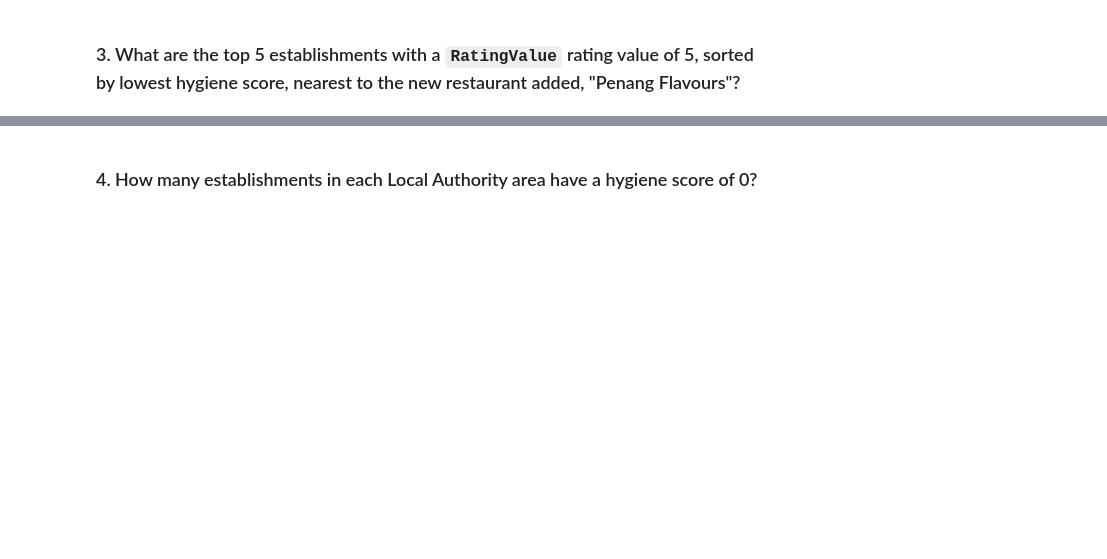
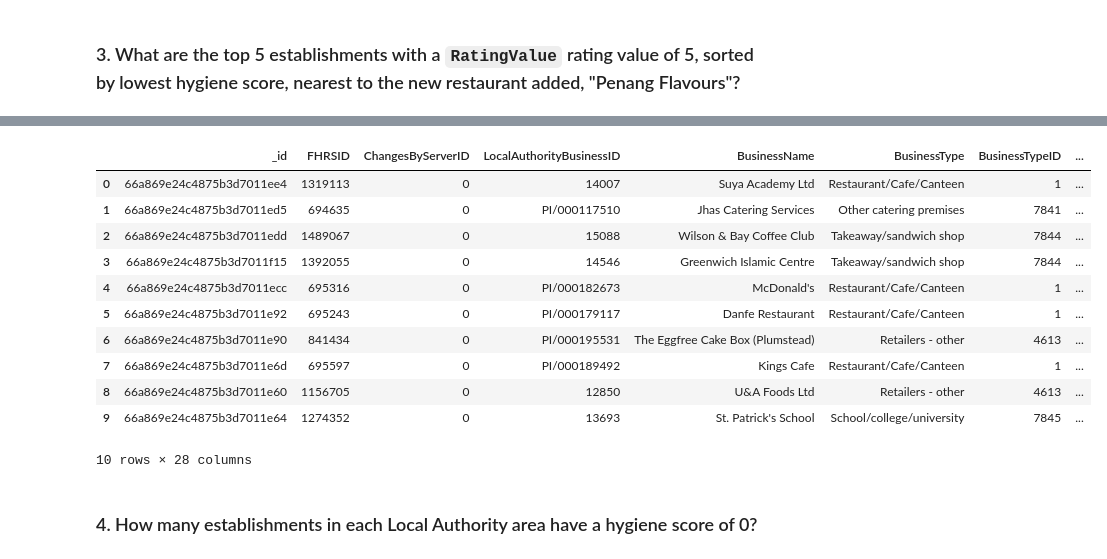
Before and after one commit to TheresaFregoso/nosql-challenge, a Jupyter notebook: NoSQL_analysis.ipynb, the cells around one changed output, grey strips where cells are left out. Drawn from its saved outputs; the diff is of its cells as text; code cells hidden in the pictures; blank space fills up the shorter version.

```diff
--- a/NoSQL_analysis.ipynb
+++ b/NoSQL_analysis.ipynb
@@ -210,5 +198,21 @@ for establishment in establishments_docs:
 # %%
 # Convert result to Pandas DataFrame
+top_establishments_all = list(establishments.find(near_query).sort('scores.Hygiene', 1))
+top_establishments_all_df = pd.DataFrame(top_establishments_all)
+top_establishments_all_df.head(10)
+# %% [output]
+|  | _id | FHRSID | ChangesByServerID | LocalAuthorityBusinessID | BusinessName | BusinessType | BusinessTypeID | ... |
+| 0 | 66a869e24c4875b3d7011ee4 | 1319113 | 0 | 14007 | Suya Academy Ltd | Restaurant/Cafe/Canteen | 1 | ... |
+| 1 | 66a869e24c4875b3d7011ed5 | 694635 | 0 | PI/000117510 | Jhas Catering Services | Other catering premises | 7841 | ... |
+| 2 | 66a869e24c4875b3d7011edd | 1489067 | 0 | 15088 | Wilson & Bay Coffee Club | Takeaway/sandwich shop | 7844 | ... |
+| 3 | 66a869e24c4875b3d7011f15 | 1392055 | 0 | 14546 | Greenwich Islamic Centre | Takeaway/sandwich shop | 7844 | ... |
+| 4 | 66a869e24c4875b3d7011ecc | 695316 | 0 | PI/000182673 | McDonald's | Restaurant/Cafe/Canteen | 1 | ... |
+| 5 | 66a869e24c4875b3d7011e92 | 695243 | 0 | PI/000179117 | Danfe Restaurant | Restaurant/Cafe/Canteen | 1 | ... |
+| 6 | 66a869e24c4875b3d7011e90 | 841434 | 0 | PI/000195531 | The Eggfree Cake Box (Plumstead) | Retailers - other | 4613 | ... |
+| 7 | 66a869e24c4875b3d7011e6d | 695597 | 0 | PI/000189492 | Kings Cafe | Restaurant/Cafe/Canteen | 1 | ... |
+| 8 | 66a869e24c4875b3d7011e60 | 1156705 | 0 | 12850 | U&A Foods Ltd | Retailers - other | 4613 | ... |
+| 9 | 66a869e24c4875b3d7011e64 | 1274352 | 0 | 13693 | St. Patrick's School | School/college/university | 7845 | ... |
+10 rows × 28 columns
 # %% [markdown]
 ### 4. How many establishments in each Local Authority area have a hygiene score of 0?
 # %%
```
Also changed, not shown: parts of 5 cells of this notebook, 2 other files.
